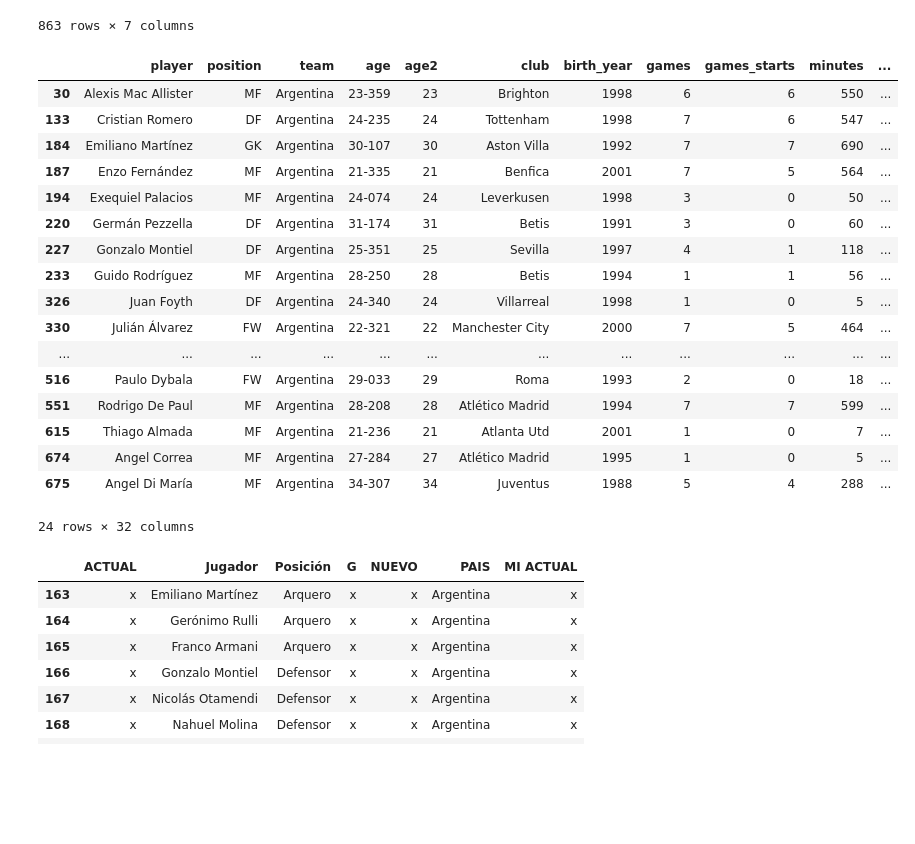
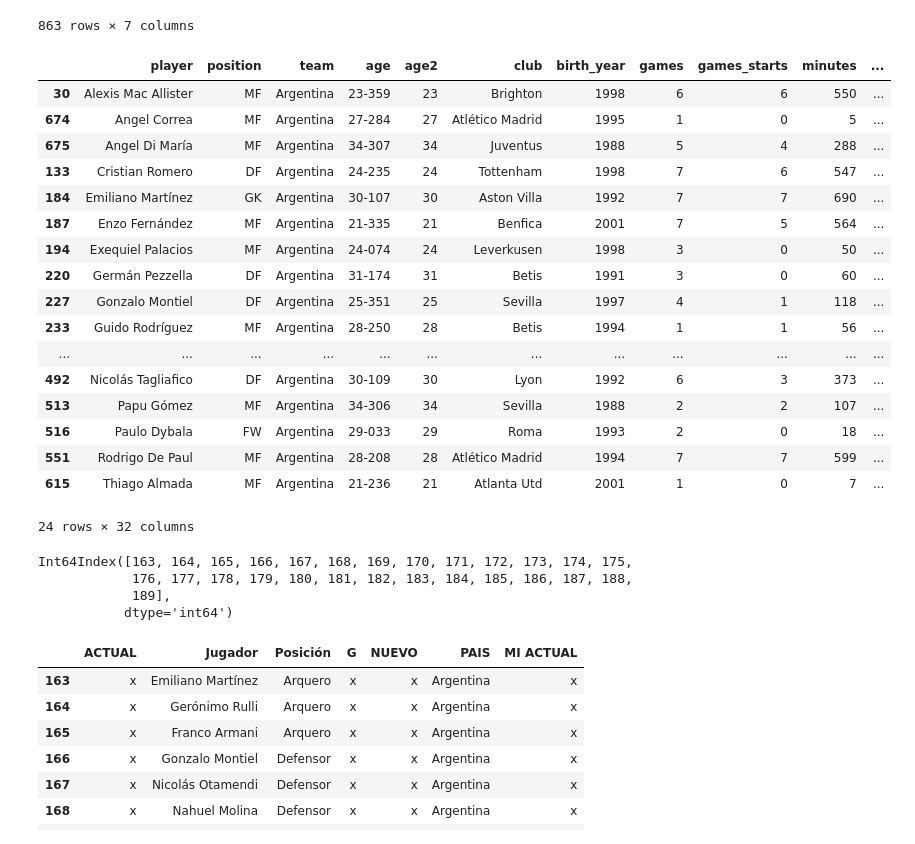
Before and after one commit to lromeror/Group_Slytheryn, a Jupyter notebook: DASHBOARD/assets/datas/FIFA_WORLD_CUP2022.ipynb, the cells around one changed output. Drawn from its saved outputs; the diff is of its cells as text; code cells hidden in the pictures; blank space fills up the shorter version.

```diff
--- a/DASHBOARD/assets/datas/FIFA_WORLD_CUP2022.ipynb
+++ b/DASHBOARD/assets/datas/FIFA_WORLD_CUP2022.ipynb
@@ -137,10 +137,12 @@ selecc22
 | 862 | 1443094117.png | DT Otto Addo | DT | .png | DT Otto Addo.png | Ghana | 1,443,094,117 |
 863 rows × 7 columns
 # %%
-players_fifa_wc2022[players_fifa_wc2022["team"] == "Argentina"]
+players_fifa_wc2022[players_fifa_wc2022["team"] == "Argentina"].sort_values(by="player")
 # %% [output]
 |  | player | position | team | age | age2 | club | birth_year | games | games_starts | minutes | ... |
 | 30 | Alexis Mac Allister | MF | Argentina | 23-359 | 23 | Brighton | 1998 | 6 | 6 | 550 | ... |
+| 674 | Angel Correa | MF | Argentina | 27-284 | 27 | Atlético Madrid | 1995 | 1 | 0 | 5 | ... |
+| 675 | Angel Di María | MF | Argentina | 34-307 | 34 | Juventus | 1988 | 5 | 4 | 288 | ... |
 | 133 | Cristian Romero | DF | Argentina | 24-235 | 24 | Tottenham | 1998 | 7 | 6 | 547 | ... |
 | 184 | Emiliano Martínez | GK | Argentina | 30-107 | 30 | Aston Villa | 1992 | 7 | 7 | 690 | ... |
 | 187 | Enzo Fernández | MF | Argentina | 21-335 | 21 | Benfica | 2001 | 7 | 5 | 564 | ... |
@@ -148,15 +150,20 @@ players_fifa_wc2022[players_fifa_wc2022["team"] == "Argentina"]
 | 220 | Germán Pezzella | DF | Argentina | 31-174 | 31 | Betis | 1991 | 3 | 0 | 60 | ... |
 | 227 | Gonzalo Montiel | DF | Argentina | 25-351 | 25 | Sevilla | 1997 | 4 | 1 | 118 | ... |
 | 233 | Guido Rodríguez | MF | Argentina | 28-250 | 28 | Betis | 1994 | 1 | 1 | 56 | ... |
-| 326 | Juan Foyth | DF | Argentina | 24-340 | 24 | Villarreal | 1998 | 1 | 0 | 5 | ... |
-| 330 | Julián Álvarez | FW | Argentina | 22-321 | 22 | Manchester City | 2000 | 7 | 5 | 464 | ... |
 | ... | ... | ... | ... | ... | ... | ... | ... | ... | ... | ... | ... |
+| 492 | Nicolás Tagliafico | DF | Argentina | 30-109 | 30 | Lyon | 1992 | 6 | 3 | 373 | ... |
+| 513 | Papu Gómez | MF | Argentina | 34-306 | 34 | Sevilla | 1988 | 2 | 2 | 107 | ... |
 | 516 | Paulo Dybala | FW | Argentina | 29-033 | 29 | Roma | 1993 | 2 | 0 | 18 | ... |
 | 551 | Rodrigo De Paul | MF | Argentina | 28-208 | 28 | Atlético Madrid | 1994 | 7 | 7 | 599 | ... |
 | 615 | Thiago Almada | MF | Argentina | 21-236 | 21 | Atlanta Utd | 2001 | 1 | 0 | 7 | ... |
-| 674 | Angel Correa | MF | Argentina | 27-284 | 27 | Atlético Madrid | 1995 | 1 | 0 | 5 | ... |
-| 675 | Angel Di María | MF | Argentina | 34-307 | 34 | Juventus | 1988 | 5 | 4 | 288 | ... |
 24 rows × 32 columns
+# %%
+selecc22[selecc22["PAIS"] == 'Argentina'].index
+# %% [output]
+Int64Index([163, 164, 165, 166, 167, 168, 169, 170, 171, 172, 173, 174, 175,
+            176, 177, 178, 179, 180, 181, 182, 183, 184, 185, 186, 187, 188,
+            189],
+           dtype='int64')
 # %%
 selecc22[selecc22["PAIS"] == 'Argentina']
 # %% [output]
```
Also changed, not shown: parts of 12 cells of this notebook.
